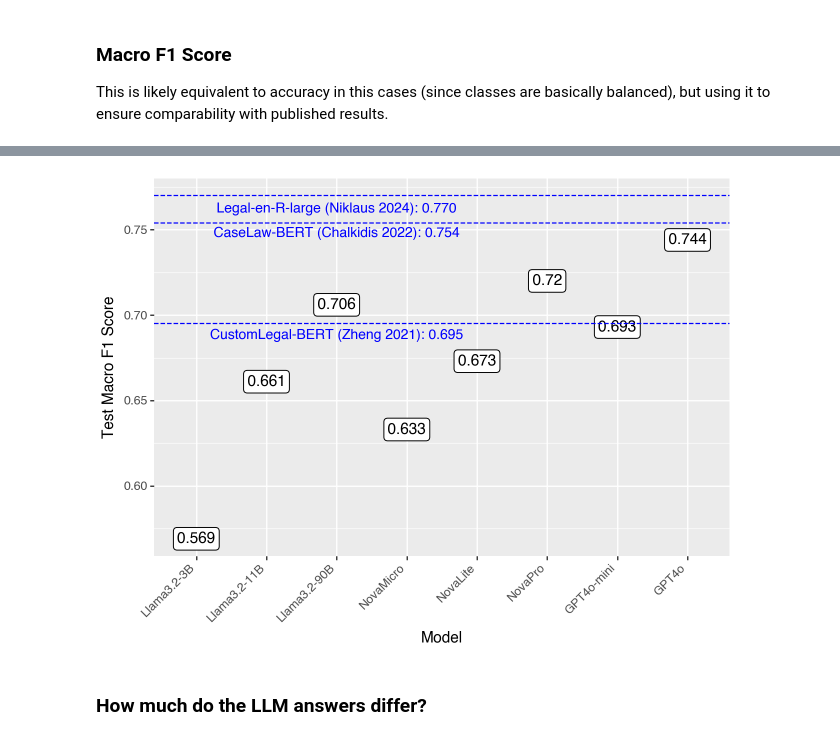
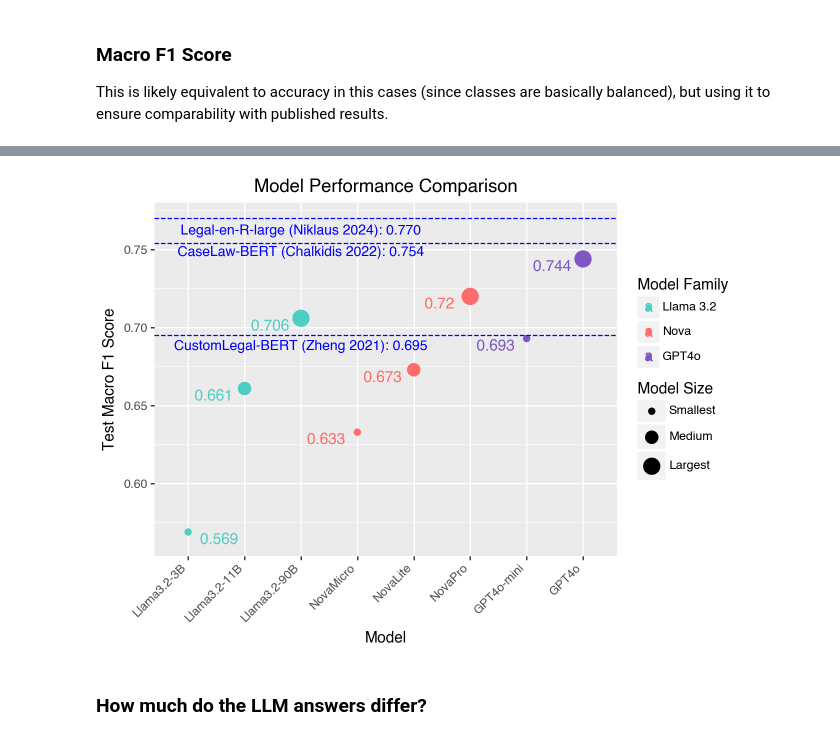
Before and after one commit to chuck-arvin/CaseHOLD2025, a Jupyter notebook: CaseHOLD-Analysis.ipynb, the cells around one changed output, grey strips where cells are left out. Drawn from its saved outputs; the diff is of its cells as text; code cells hidden in the pictures.

Commit message:
updated some figures

```diff
--- a/CaseHOLD-Analysis.ipynb
+++ b/CaseHOLD-Analysis.ipynb
@@ -281,16 +248,52 @@ from plotnine import *
 results = pd.DataFrame([('Zheng et al 2021', 0.695), ('Chalkidis et al 2022', 0.754), ('Niklaus et al 2024', 0.770), ('NovaMicro', 0.633), ('NovaLite', 0.673), ('NovaPro', 0.720), ('Llama3.2-3B', 0.569), ('Llama3.2-11B', 0.661), ('Llama3.2-90B', 0.706), ('GPT4o-mini', 0.693), ('GPT4o', 0.744)], columns = ['model', 'f1_score'])
 # %%
 results['model'] = pd.Categorical(results['model'], ordered=True, categories = ['Zheng et al 2021','Chalkidis et al 2022', 'Niklaus et al 2024', 'Llama3.2-3B', 'Llama3.2-11B', 'Llama3.2-90B', 'NovaMicro', 'NovaLite', 'NovaPro', 'GPT4o-mini', 'GPT4o'])
-# %%
-ggplot(mapping = aes(x = 'model', y = 'f1_score'), data = results) + geom_point(data = results[~(results['model'].isin(['Zheng et al 2021','Chalkidis et al 2022', 'Niklaus et al 2024']))]) +\
-geom_label(aes(label = 'f1_score'), data = results[~(results['model'].isin(['Zheng et al 2021','Chalkidis et al 2022', 'Niklaus et al 2024']))]) +\
-geom_hline(aes(yintercept = 0.695), linetype = 'dashed', color = 'blue') + annotate("text", x = 'Llama3.2-90B', y = 0.688, label = "CustomLegal-BERT (Zheng 2021): 0.695", color = 'blue', size = 10) +\
-geom_hline(aes(yintercept = 0.754), linetype = 'dashed', color = 'blue') + annotate("text", x = 'Llama3.2-90B', y = 0.748, label = "CaseLaw-BERT (Chalkidis 2022): 0.754", color = 'blue', size = 10) +\
-geom_hline(aes(yintercept = 0.770), linetype = 'dashed', color = 'blue') + annotate("text", x = 'Llama3.2-90B', y = 0.762, label = "Legal-en-R-large (Niklaus 2024): 0.770", color = 'blue', size = 10) +\
-xlab("Model") + ylab("Test Macro F1 Score") +\
-theme(axis_text_x = element_text(angle = 45, hjust = 1))
-# %% [output]
-[figure, removed]
+# %%
+model_family = {
+    'NovaMicro': 'Nova',
+    'NovaLite': 'Nova',
+    'NovaPro': 'Nova',
+    'Llama3.2-3B': 'Llama 3.2',
+    'Llama3.2-11B': 'Llama 3.2',
+    'Llama3.2-90B': 'Llama 3.2',
+    'GPT4o-mini': 'GPT4o',
+    'GPT4o': 'GPT4o'
+}
+
+model_sizes = {
+    'NovaMicro': 'Smallest',
+    'NovaLite': 'Medium',
+    'NovaPro': 'Largest',
+    'Llama3.2-3B': 'Smallest',
+    'Llama3.2-11B': 'Medium',
+    'Llama3.2-90B': 'Largest',
+    'GPT4o-mini': 'Smallest',
+    'GPT4o': 'Largest'
+}
+# %%
+results['model_family'] = results['model'].map(model_family)
+results['model_family'] = pd.Categorical(results['model_family'], categories = ['Llama 3.2', 'Nova', 'GPT4o'], ordered = True)
+# %%
+results['model_size'] = results['model'].map(model_sizes)
+results['model_size'] = pd.Categorical(results['model_size'], categories = ['Smallest', 'Medium', 'Largest'], ordered = True)
+# %%
+custom_colors = {'Nova': '#FF6B6B', 'Llama 3.2': '#4ECDC4', 'GPT4o': '#7E57C2', 'Published': '#666666'}
+
+ggplot(mapping = aes(x = 'model', y = 'f1_score'), data = results) +\
+geom_point(aes(color = 'model_family', label = 'f1_score', size = 'model_size'), data = results[~(results['model'].isin(['Zheng et al 2021','Chalkidis et al 2022', 'Niklaus et al 2024']))]) +\
+geom_text(aes(label = 'f1_score', color = 'model_family'), data = results[~(results['model'].isin(['Zheng et al 2021','Chalkidis et al 2022', 'Niklaus et al 2024', 'Llama3.2-3B']))], nudge_y = -0.005, nudge_x = -0.55) +\
+geom_text(aes(label = 'f1_score', color = 'model_family'), data = results[(results['model'].isin(['Llama3.2-3B']))], nudge_y = -0.005, nudge_x = 0.55) +\
+geom_hline(aes(yintercept = 0.695), linetype = 'dashed', color = 'blue') + annotate("text", x = 'Llama3.2-90B', y = 0.688, label = "CustomLegal-BERT (Zheng 2021): 0.695", color = 'blue', size = 10) +\
+geom_hline(aes(yintercept = 0.754), linetype = 'dashed', color = 'blue') + annotate("text", x = 'Llama3.2-90B', y = 0.748, label = "CaseLaw-BERT (Chalkidis 2022): 0.754", color = 'blue', size = 10) +\
+geom_hline(aes(yintercept = 0.770), linetype = 'dashed', color = 'blue') + annotate("text", x = 'Llama3.2-90B', y = 0.762, label = "Legal-en-R-large (Niklaus 2024): 0.770", color = 'blue', size = 10) +\
+scale_color_manual(values = custom_colors) +\
+xlab("Model") + ylab("Test Macro F1 Score") +\
+theme(axis_text_x = element_text(angle = 45, hjust = 1)) +\
+labs(title = "Model Performance Comparison",
+      color = "Model Family",
+      size = "Model Size")
+# %% [output]
+[figure, added]
 # %%
 all_labels['correct_nova_micro'] = all_labels['label'] ==  all_labels['answer_nova_micro']
 all_labels['correct_nova_lite'] = all_labels['label'] ==  all_labels['answer_nova_lite']
```
Also changed, not shown: parts of 17 cells of this notebook.
